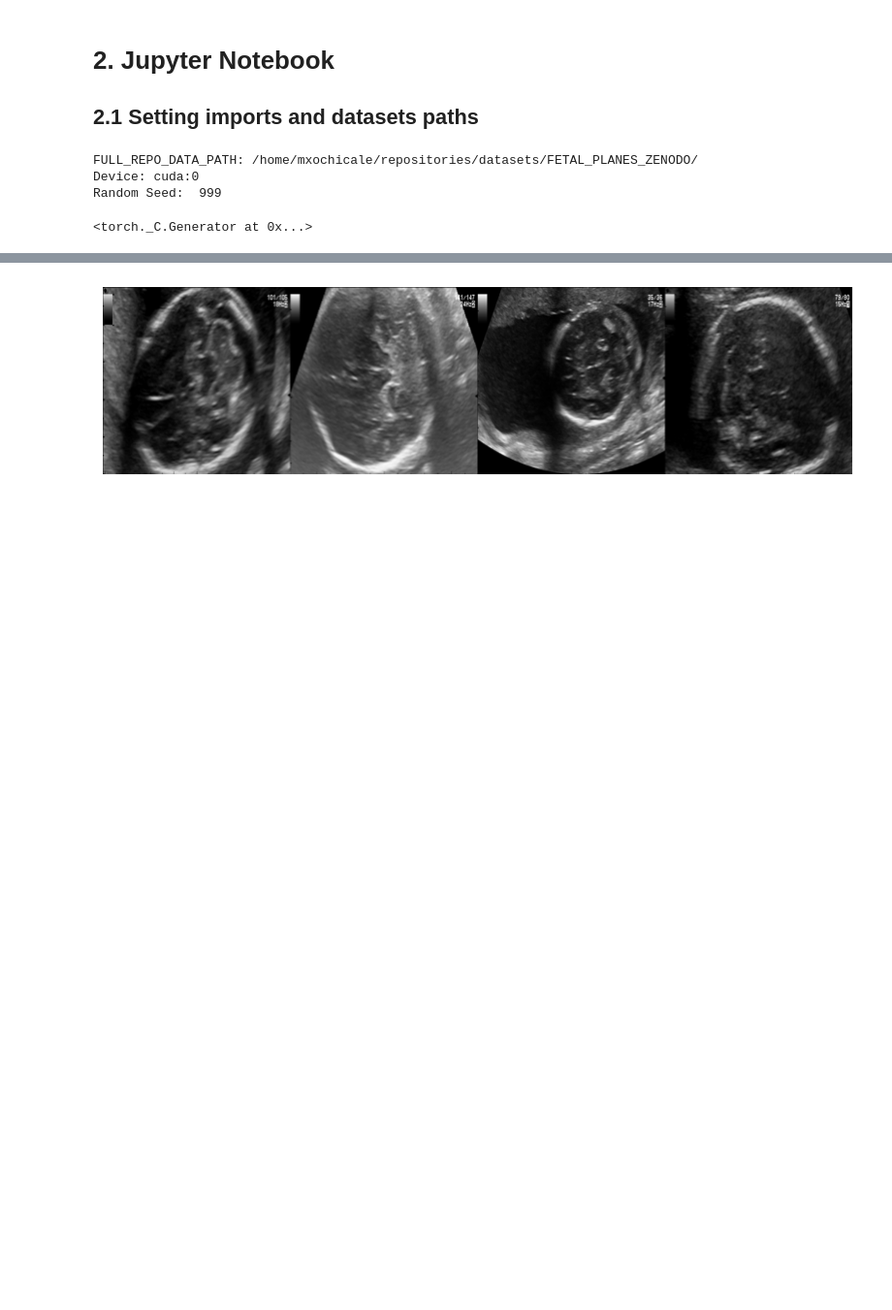
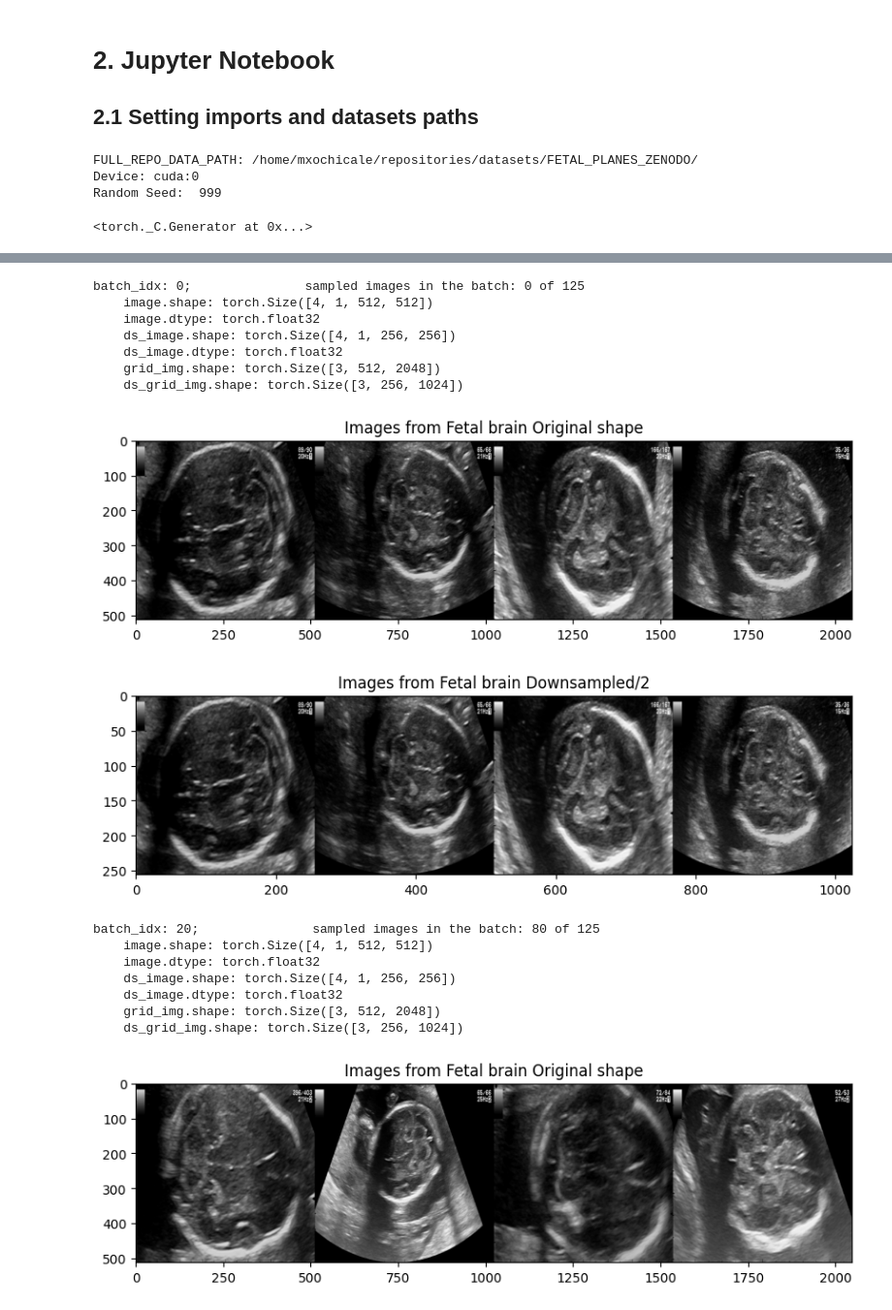
Before and after one commit to budai4medtech/xfetus, a Jupyter notebook: examples/preparing_dataset_fetal_planes.ipynb, the cells around one changed output, grey strips where cells are left out. Shown at 97% size. Saved outputs shown, nothing was run; the diff lists cells and outputs as text; code cells hidden in the pictures; blank space fills up the shorter version.

```diff
--- a/examples/preparing_dataset_fetal_planes.ipynb
+++ b/examples/preparing_dataset_fetal_planes.ipynb
@@ -175,23 +200,60 @@ torch.Size([4, 1, 512, 512])
 # %%
 ## Displaying dataloader content
 len_dataloader = len(dataloader)
 
-for batch_idx, batch in enumerate(dataloader):  #iterate through each batch
-    if batch_idx % 50 == 0:
-        #print(f'batch_idx: {batch_idx}; \
-        #      sampled images in the batch: { batch_idx*batch_size } of {number_of_images}')
-        #print(batch.shape)
-        img = batch
-        #print(f'    img.shape: {img.shape}') #torch.Size([BATCH_SIZE, 1, 64, 64])
-        #print(f'    img.dtype: {img.dtype}') #torch.Size([BATCH_SIZE, 1, 64, 64])
+for batch_idx, real_batch in enumerate(dataloader):  #iterate through each batch
+    if batch_idx % 20 == 0:
+        print(f'batch_idx: {batch_idx}; \
+              sampled images in the batch: { batch_idx*batch_size } of {number_of_images}')
 
-        grid_img = vutils.make_grid(img, nrow=4, padding=0, normalize=True)
-        #print(f'    grid_img.shape: {grid_img.shape}')#torch.Size([3, 482, 242])
+        image = real_batch[0]
+        ds_image = real_batch[1]
+
+
+
+        print(f'    image.shape: {image.shape}') #torch.Size([BATCH_SIZE, 1, ORIGINAL, ORIGINAL])
+        print(f'    image.dtype: {image.dtype}') #ds_image.dtype: torch.float32
+
+
+        print(f'    ds_image.shape: {ds_image.shape}') #torch.Size([BATCH_SIZE, 1, ORIGINAL/2, ORIGINAL/2])
+        print(f'    ds_image.dtype: {ds_image.dtype}') #ds_image.dtype: torch.float32
+
+
+        grid_img = vutils.make_grid(image, nrow=4, padding=0, normalize=True)
+        print(f'    grid_img.shape: {grid_img.shape}')# torch.Size([3, 512, 2048])
+
+
+        ds_grid_img = vutils.make_grid(ds_image, nrow=4, padding=0, normalize=True)
+        print(f'    ds_grid_img.shape: {ds_grid_img.shape}')# torch.Size([3, 512, 2048])
+
+
 
         plt.figure(figsize=(10,10))
-        plt.axis("off")
+        plt.title(f'Images from {plane} Original shape')
+        #plt.axis("off")
         plt.imshow(grid_img.permute(1, 2, 0).cpu().numpy()  )
         #plt.imshow(grid_img.permute(1, 2, 0).cpu().numpy().astype("float32"))
         plt.show()
+
+        plt.figure(figsize=(10,10))
+        plt.title(f'Images from {plane} Downsampled/2')
+        plt.imshow(ds_grid_img.permute(1, 2, 0).cpu().numpy()  )
+        plt.show()
 # %% [output]
+batch_idx: 0;               sampled images in the batch: 0 of 125
+    image.shape: torch.Size([4, 1, 512, 512])
+    image.dtype: torch.float32
+    ds_image.shape: torch.Size([4, 1, 256, 256])
+    ds_image.dtype: torch.float32
+    grid_img.shape: torch.Size([3, 512, 2048])
+    ds_grid_img.shape: torch.Size([3, 256, 1024])
-[figure, old version]
+[figure, new version]
+[figure, added]
+batch_idx: 20;               sampled images in the batch: 80 of 125
+    image.shape: torch.Size([4, 1, 512, 512])
+    image.dtype: torch.float32
+    ds_image.shape: torch.Size([4, 1, 256, 256])
+    ds_image.dtype: torch.float32
+    grid_img.shape: torch.Size([3, 512, 2048])
+    ds_grid_img.shape: torch.Size([3, 256, 1024])
+[figure, added]
```
Also changed, not shown: parts of 2 cells of this notebook, 1 other file.
